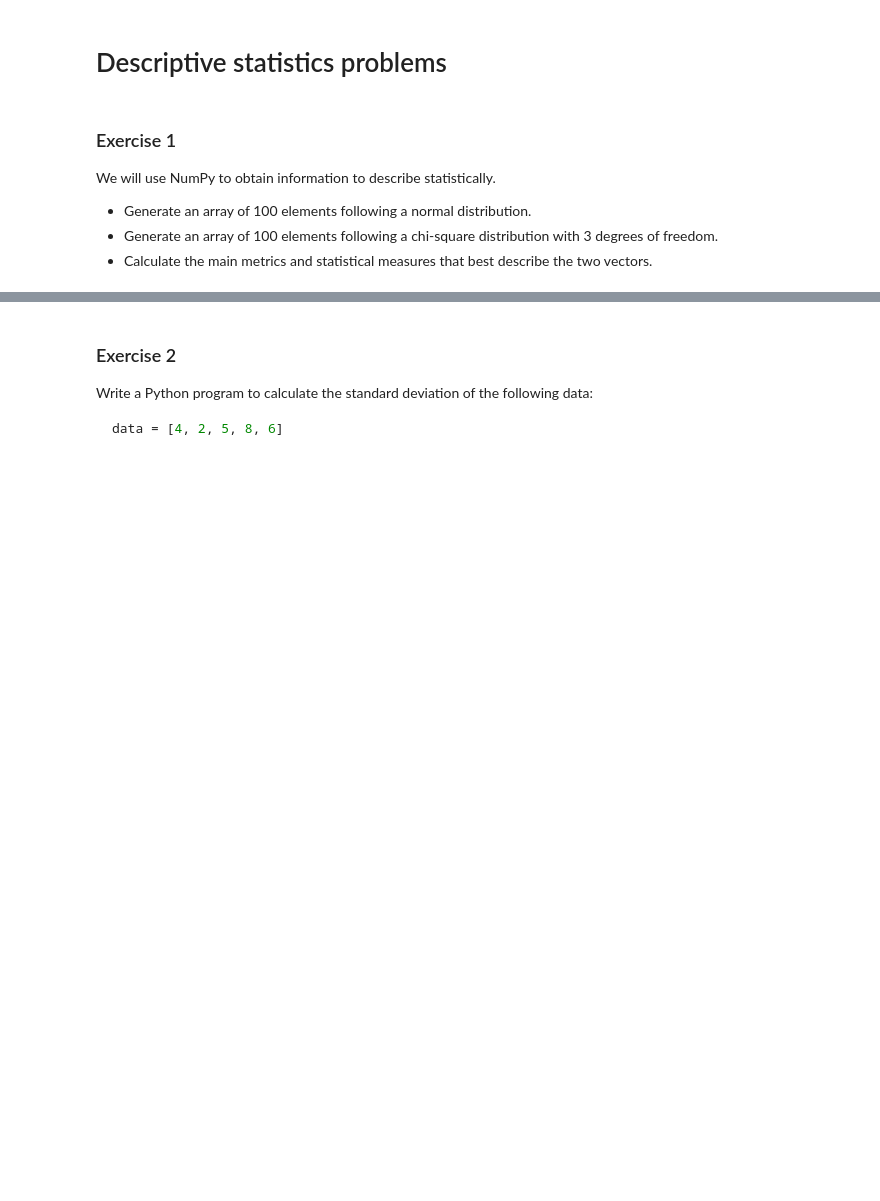
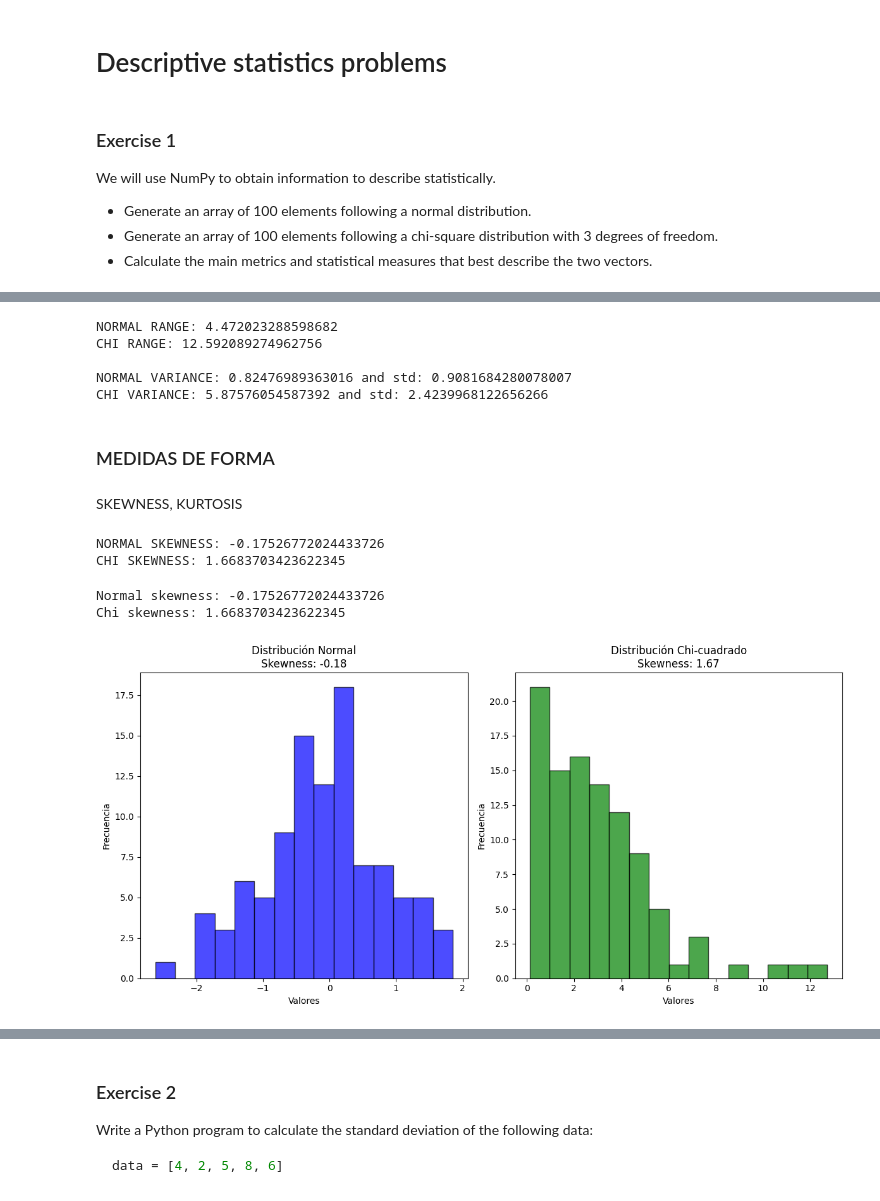
Before and after one commit to jenuzho/descriptive-statistics-exercises-project-with-python, a Jupyter notebook: notebook/problems.ipynb, the cells around one changed output, grey strips where cells are left out. Drawn from its saved outputs; the diff is of its cells as text; code cells hidden in the pictures; blank space fills up the shorter version.

```diff
--- a/notebook/problems.ipynb
+++ b/notebook/problems.ipynb
@@ -74,0 +68,80 @@ Curtosis: 3.6206
+# %%
+"RANGE"
+range_normal = max(normal) - min(normal)
+range_chi = max(chi) - min(chi)
+print(f"NORMAL RANGE: {range_normal}")
+print(f"CHI RANGE: {range_chi}")
+
+print()
+
+"VARIANCE AND STANDARD DEVIATION"
+var_normal = stats.variance(normal)
+std_normal = stats.stdev(normal)
+var_chi = stats.variance(chi)
+std_chi = stats.stdev(chi)
+
+print(f"NORMAL VARIANCE: {var_normal} and std: {std_normal}")
+print(f"CHI VARIANCE: {var_chi} and std: {std_chi}")
+# %% [output]
+NORMAL RANGE: 4.472023288598682
+CHI RANGE: 12.592089274962756
+
+NORMAL VARIANCE: 0.82476989363016 and std: 0.9081684280078007
+CHI VARIANCE: 5.87576054587392 and std: 2.4239968122656266
+# %% [markdown]
+### MEDIDAS DE FORMA
+# %% [markdown]
+SKEWNESS, KURTOSIS
+# %%
+from scipy.stats import skew
+
+skew_normal = skew(normal)
+skew_chi = skew(chi)
+
+print(f"NORMAL SKEWNESS: {skew_normal}")
+print(f"CHI SKEWNESS: {skew_chi}")
+# %% [output]
+NORMAL SKEWNESS: -0.17526772024433726
+CHI SKEWNESS: 1.6683703423622345
+# %%
+import numpy as np
+import matplotlib.pyplot as plt
+from scipy.stats import skew
+
+# Generamos los datos
+np.random.seed(42)
+normal = np.random.normal(size=100)
+chi = np.random.chisquare(3, 100)
+
+# Calculamos la asimetría (skewness)
+skew_normal = skew(normal)
+skew_chi = skew(chi)
+
+# Imprimimos los valores de la asimetría
+print(f"Normal skewness: {skew_normal}")
+print(f"Chi skewness: {skew_chi}")
+
+# Graficamos ambas distribuciones
+plt.figure(figsize=(12, 6))
+
+# Gráfico para la distribución normal
+plt.subplot(1, 2, 1)
+plt.hist(normal, bins=15, color='blue', edgecolor='black', alpha=0.7)
+plt.title(f"Distribución Normal\nSkewness: {skew_normal:.2f}")
+plt.xlabel('Valores')
+plt.ylabel('Frecuencia')
+
+# Gráfico para la distribución chi-cuadrado
+plt.subplot(1, 2, 2)
+plt.hist(chi, bins=15, color='green', edgecolor='black', alpha=0.7)
+plt.title(f"Distribución Chi-cuadrado\nSkewness: {skew_chi:.2f}")
+plt.xlabel('Valores')
+plt.ylabel('Frecuencia')
+
+# Mostramos las gráficas
+plt.tight_layout()
+plt.show()
+# %% [output]
+Normal skewness: -0.17526772024433726
+Chi skewness: 1.6683703423622345
+[figure, added]
```
Also changed, not shown: parts of 9 cells of this notebook, 1 other file.
